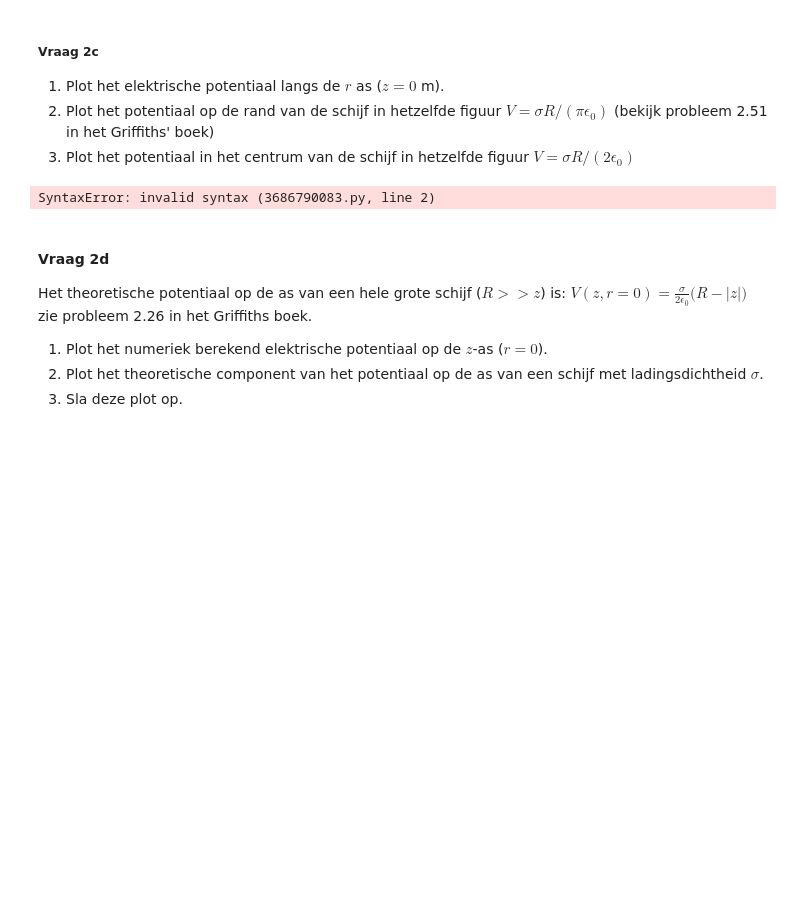
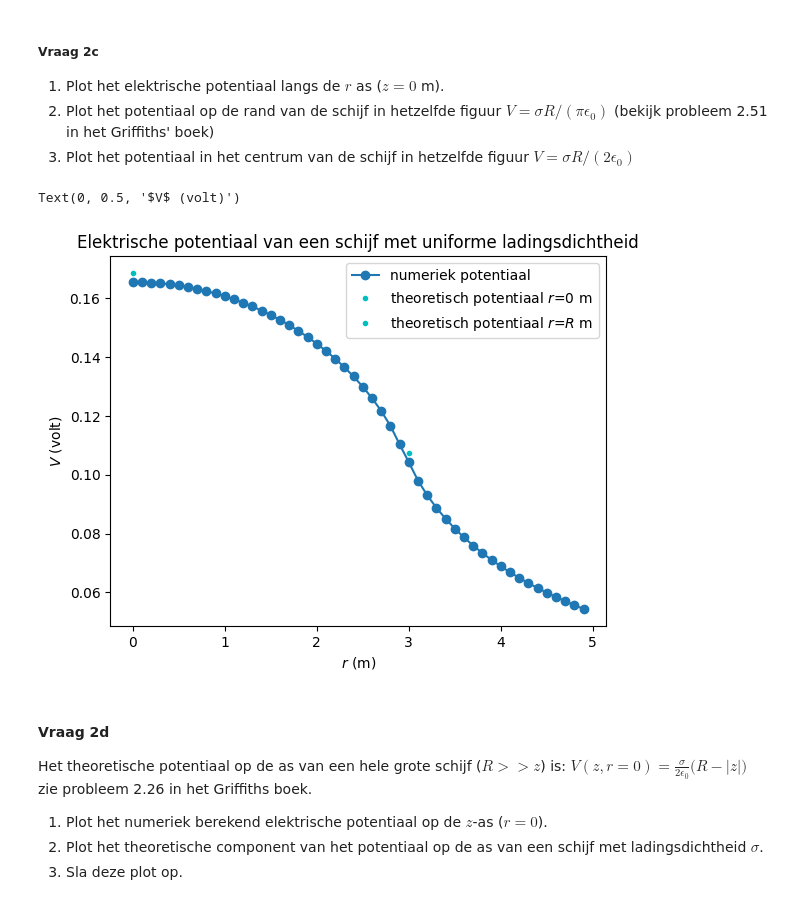
Before and after one commit to wobsen/opdrachten-DEF-D, a Jupyter notebook: DigitaleOntwerpopdrachten/1CondensatorOpdracht/CondensatorOntwerpopdracht.ipynb, the cells around one changed output. Saved outputs shown, nothing was run; the diff lists cells and outputs as text; code cells hidden in the pictures; blank space fills up the shorter version.

```diff
--- a/DigitaleOntwerpopdrachten/1CondensatorOpdracht/CondensatorOntwerpopdracht.ipynb
+++ b/DigitaleOntwerpopdrachten/1CondensatorOpdracht/CondensatorOntwerpopdracht.ipynb
@@ -144,6 +216,7 @@ Pas de cel die je in vraag 2a hebt aangepast weer aan naar de originele waardes.
 Het aantal punten dat gebruikt wordt om de schijf te creëren is number_point_charges_on_disk en de lading van een punt is charge_one_point in Coulomb.
 1. Bereken en print de ladingsdichtheid $\sigma$ met een correcte eenheid.
 # %%
-###
-###Hier jouw code###
-###
+opp = np.pi*disk_radius**2
+sigma = number_point_charges_on_disk*charge_one_point/opp
+print("oppervlakte van de schijf is {:.2f} m^2".format(opp))
+print("oppervlakte ladingsdichtheid is {:.2e} C/m^2".format(sigma))
@@ -155,23 +231,30 @@ Het aantal punten dat gebruikt wordt om de schijf te creëren is number_point_ch
 (bekijk probleem 2.51 in het Griffiths' boek)
 3. Plot het potentiaal in het centrum van de schijf in hetzelfde figuur $V = \sigma R/(2 \epsilon_0)$
 # %%
-# Vul deze code aan zodat deze vraag 2.3 beantwoord.
-idx_z_zero =
+#constante e_0 definiëren
+e_0 = 8.854e-12  # permittiviteit van vacuum (F/m)
 
-V_0 =  # potentiaal op r = 0
+#index van de allereerste vraag
+idx_z_zero = 50
 
-V_R =  # potentiaal op de straal van de schijf
-r_R =  # straal van de schijf
+#potentiaal in het centrum
+V_0 = sigma * disk_radius / (2 * e_0)  # potentiaal op r = 0
 
-plt.title(f"Jullie titel")
-plt.plot(r, V, "o-", label="numeriek potentiaal")
+#potentiaal op de rand van de schijf
+V_R = sigma * disk_radius / (np.pi * e_0) # potentiaal op de straal van de schijf
+r_R = disk_radius  # straal van de schijf
+
+#plotten van de grafieken
+plt.title(f"Elektrische potentiaal van een schijf met uniforme ladingsdichtheid")
+plt.plot(r, V[idx_z_zero,:], "o-", label="numeriek potentiaal")
 plt.plot(0, V_0, "c.", label="theoretisch potentiaal $r$=0 m")
 plt.plot(r_R, V_R, "c.", label="theoretisch potentiaal $r$=$R$ m")
 plt.legend()
-plt.xlabel("Een relevante eenheid")
-plt.ylabel("Een relevante eenheid")
+plt.xlabel(r"$r$ (m)")
+plt.ylabel(r"$V$ (volt)")
 # %% [output]
-SyntaxError: invalid syntax (3686790083.py, line 2)
+Text(0, 0.5, '$V$ (volt)')
+[figure, added]
 # %% [markdown]
 #### Vraag 2d
 
```
Also changed, not shown: parts of 11 cells of this notebook, 3 other files.
